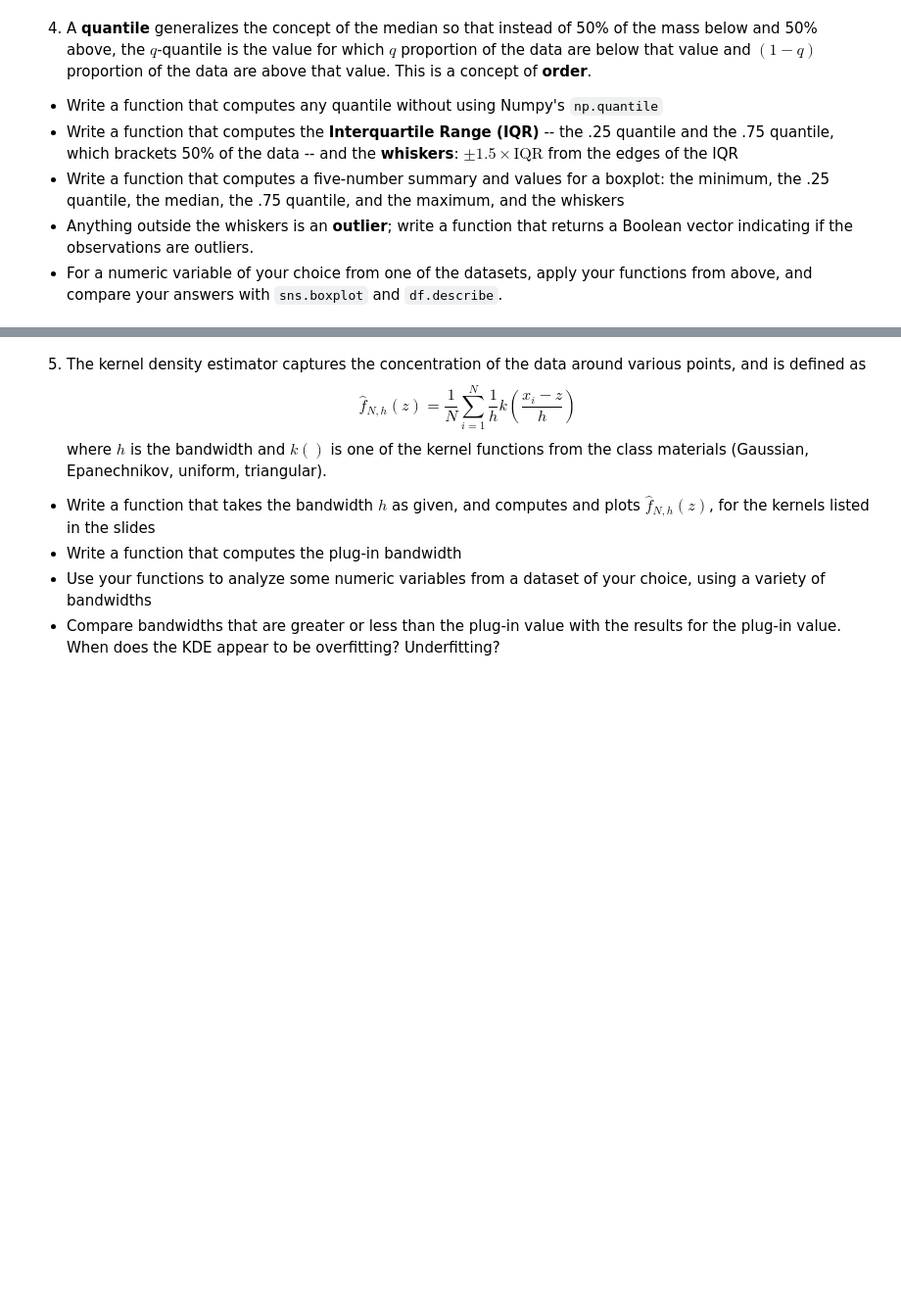
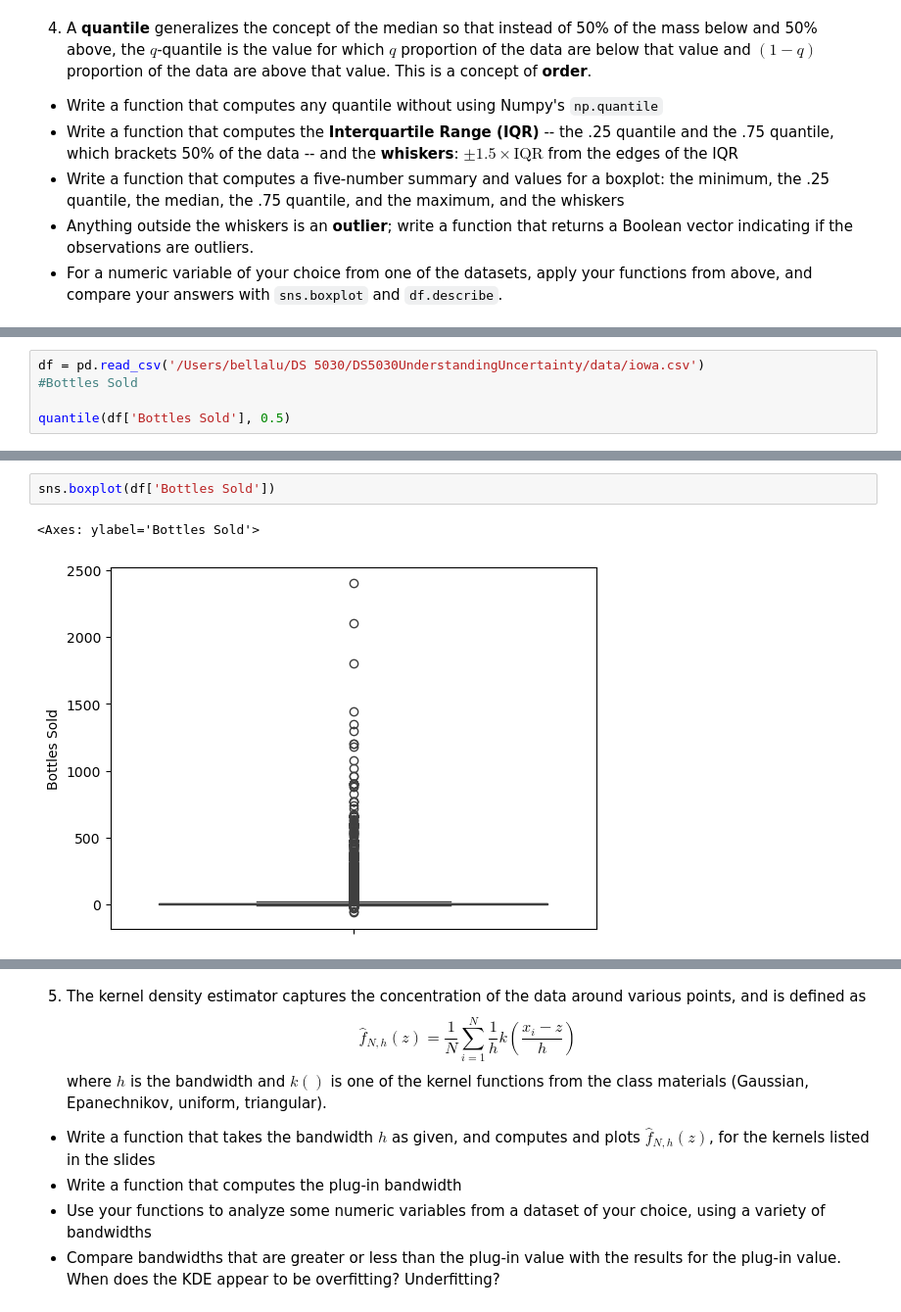
Before and after one commit to bellaelu/DS5030UnderstandingUncertainty, a Jupyter notebook: assignment_2-1.ipynb, the cells around one changed output, grey strips where cells are left out. Shown at 98% size. Cells and saved outputs as stored; diff of their text form; blank space fills up the shorter version.

```diff
--- a/assignment_2-1.ipynb
+++ b/assignment_2-1.ipynb
@@ -127,0 +242,5 @@ for N in (3,30,300,3000):
+# %%
+df = pd.read_csv('/Users/bellalu/DS 5030/DS5030UnderstandingUncertainty/data/iowa.csv')
+#Bottles Sold
+
+quantile(df['Bottles Sold'], 0.5)
@@ -127,0 +272,5 @@ for N in (3,30,300,3000):
+# %%
+sns.boxplot(df['Bottles Sold'])
+# %% [output]
+<Axes: ylabel='Bottles Sold'>
+[figure, added]
```
Also changed, not shown: parts of 14 cells of this notebook.
